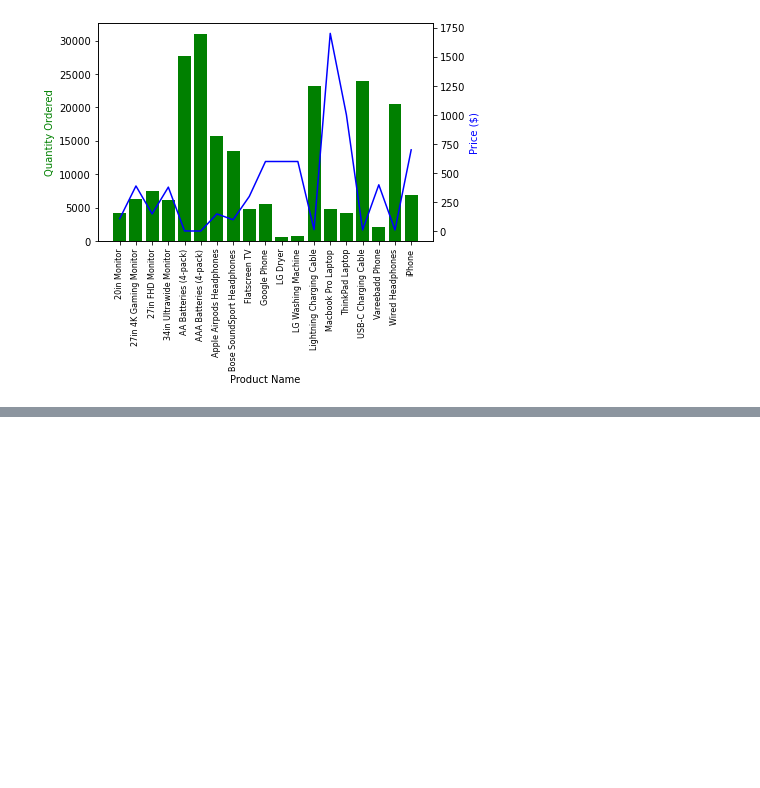
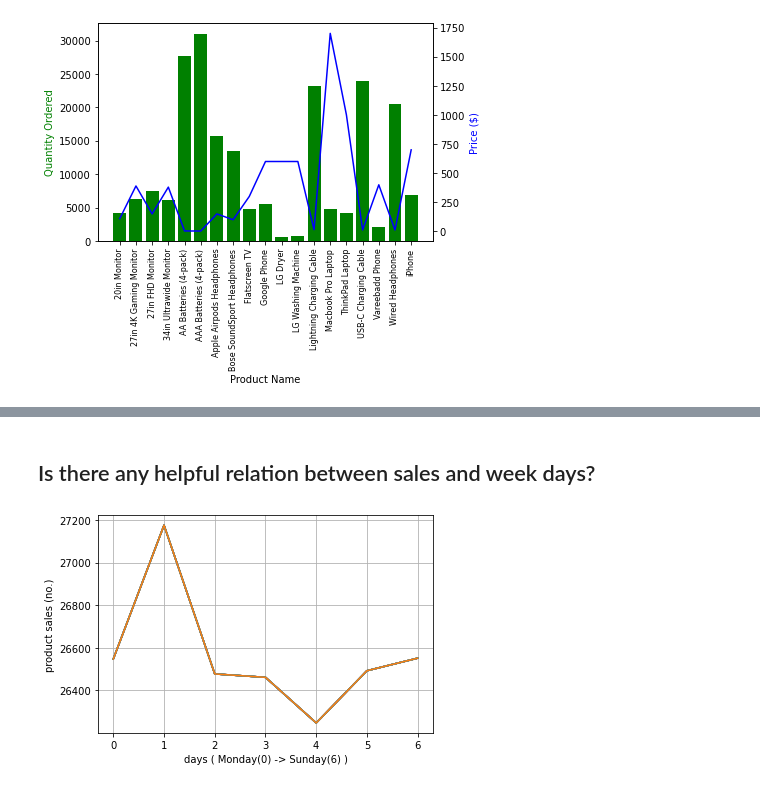
Before and after one commit to ahmadhammad301/data_analysis, a Jupyter notebook: Sales_Analysis/One year sales (2019).ipynb, the cells around one changed output, grey strips where cells are left out. Cells and saved outputs as stored; diff of their text form; code cells hidden in the pictures; blank space fills up the shorter version.

```diff
--- a/Sales_Analysis/One year sales (2019).ipynb
+++ b/Sales_Analysis/One year sales (2019).ipynb
@@ -278,0 +357,19 @@ fig.show()
+# %% [markdown]
+## Is there any helpful relation between sales and week days?
+# %%
+keys = [pair for pair, df in merged_data.groupby(['day'])]
+
+
+plt.plot(keys, merged_data.groupby(['day']).count())
+plt.ylabel('product sales (no.)')
+plt.xlabel('days ( Monday(0) -> Sunday(6) )')
+
+
+plt.xticks(keys)
+
+plt.grid()
+plt.show()
+
+#In my openion the best time to boost advertisemnt is monday and start every day at 9:30 specially (Monday,Tuesday)
+# %% [output]
+[figure, added]
```
Also changed, not shown: parts of 14 cells of this notebook.
